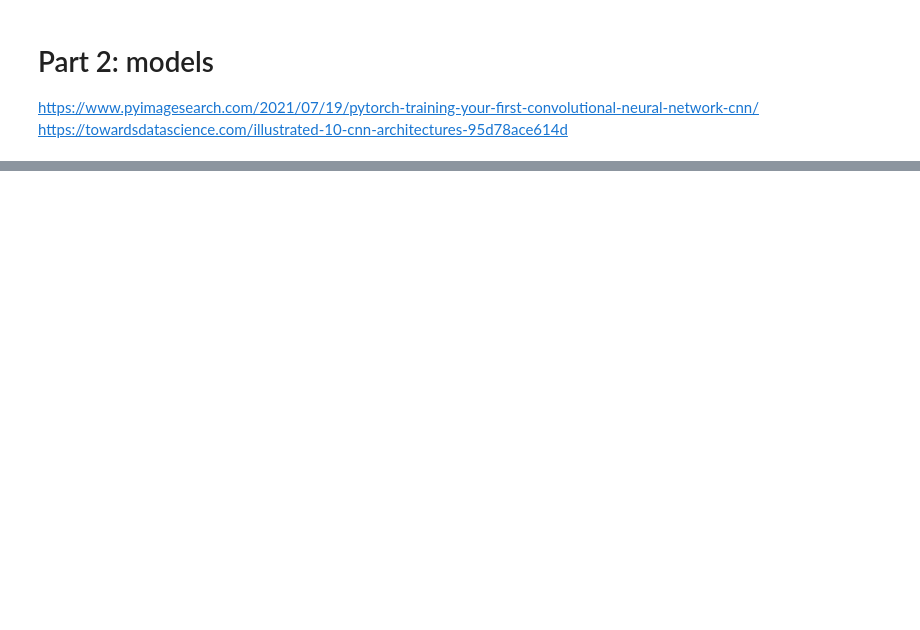
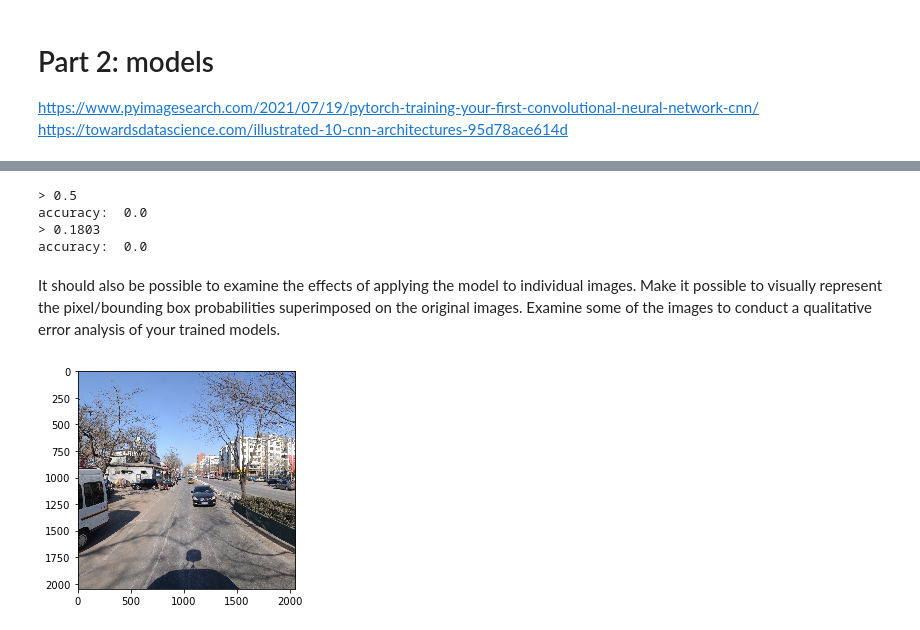
Before and after one commit to hoytnotlit/lt2326-a1, a Jupyter notebook: a1.ipynb, the cells around one changed output, grey strips where cells are left out. Drawn from its saved outputs; the diff is of its cells as text; code cells hidden in the pictures; blank space fills up the shorter version.

Commit message:
testing and made quicker data preprocessing

```diff
--- a/a1.ipynb
+++ b/a1.ipynb
@@ -104,5 +139,9 @@ a_file.close()
 # %%
 # load training data from file
-with open('training_data.npy', 'rb') as f:
-    train_data_list = np.load(f)
+#with open('training_data.npy', 'rb') as f:
+#    train_data_list = np.load(f)
+#with open('evaluation_data.npy', 'rb') as f:
+#    train_data_list = np.load(f)
+#with open('testing_data.npy', 'rb') as f:
+#    train_data_list = np.load(f)
 # %%
@@ -127,4 +157,0 @@ testimg
-# %%
-img = mpimg.imread('/scratch/lt2326-h21/a1/images/0000174.jpg')
-print(img)
-imgplot = plt.imshow(img)
@@ -412,2 +421,11 @@ print('accuracy: ', accuracy)
 # %%
-resNetModel.eval()
+# validation
+print("MSE for LeNet model")
+test(validation_data_loader, leNetModel, 2)
+print("MSE for ResNet model")
+test(validation_data_loader, resNetModel, 25, True)
+# %% [output]
+> 0.5
+accuracy:  0.0
+> 0.1803
+accuracy:  0.0
@@ -413,0 +436,30 @@ resNetModel.eval()
+# %% [markdown]
+It should also be possible to examine the effects of applying the model to individual images.  Make it possible to visually represent the pixel/bounding box probabilities superimposed on the original images.  Examine some of the images to conduct a qualitative error analysis of your trained models.
+# %%
+%matplotlib inline
+
+def visualise(model, image, output_features):
+    img = np.array(mpimg.imread('/scratch/lt2326-h21/a1/images/' + image))
+    img_tensor = torch.tensor(img)
+    img_tensor = img_tensor.reshape(3, 2048, 2048).unsqueeze(0).float().to(device)
+
+    output = leNetModel(img_tensor) # TODO why are thre 2? T__T
+
+    m = nn.Upsample(size=2048*2048, mode="nearest")
+    upsampled = m(output.reshape(list(img_tensor.shape)[0], output_features, 1))
+    probabilities = upsampled.reshape(1,2,2048,2048).squeeze()
+
+    # TODO show the polygons on the image
+    #print(img.shape)
+    # or https://stackoverflow.com/questions/13574751/overlay-polygon-on-top-of-image-in-python ?
+    #width, height, _ = img.shape
+    #for x in range(0, width):
+    #    for y in range(0, height):
+    #        if probabilities[0][x][y] >= 0.5:
+    #            img[x,y] = np.array([0,255,0])
+
+    imgplot = plt.imshow(img)
+# %%
+visualise(leNetModel, "0000188.jpg", 2)
+# %% [output]
+[figure, added]
```
Also changed, not shown: parts of 17 cells of this notebook, 1 other file.
